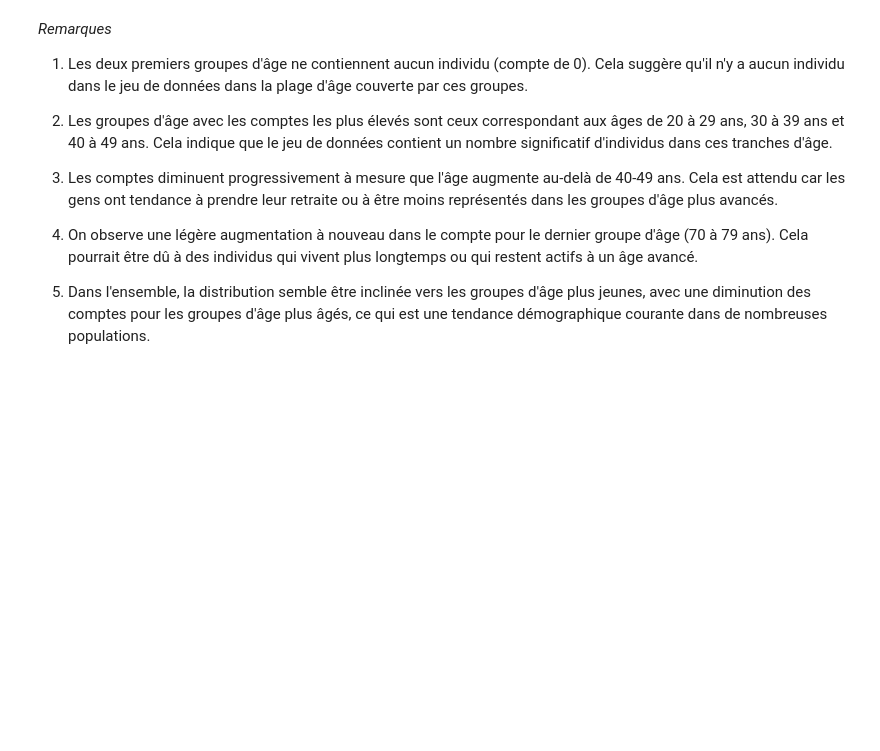
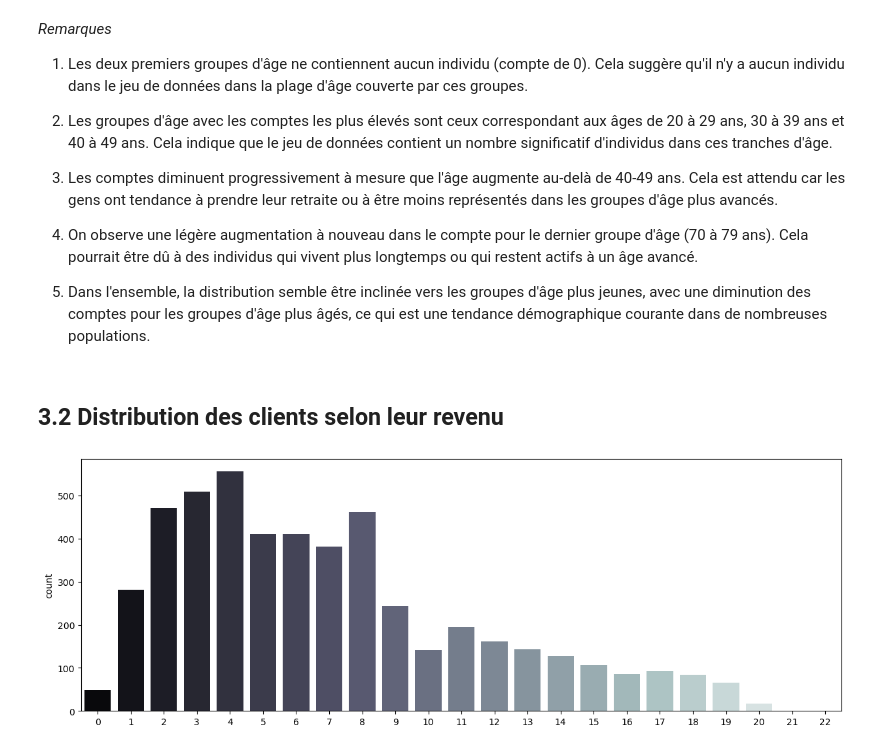
Before and after one commit to ImadElMaftouhi/Projet_dataMining, a Jupyter notebook: clustering.ipynb, the cells around one changed output. Drawn from its saved outputs; the diff is of its cells as text; code cells hidden in the pictures; blank space fills up the shorter version.

Commit message:
Distribution des clients selon leur revenu

```diff
--- a/clustering.ipynb
+++ b/clustering.ipynb
@@ -234,3 +240,28 @@ plt.figure(fige
 4. On observe une légère augmentation à nouveau dans le compte pour le dernier groupe d'âge (70 à 79 ans). Cela pourrait être dû à des individus qui vivent plus longtemps ou qui restent actifs à un âge avancé.
 
 5. Dans l'ensemble, la distribution semble être inclinée vers les groupes d'âge plus jeunes, avec une diminution des comptes pour les groupes d'âge plus âgés, ce qui est une tendance démographique courante dans de nombreuses populations.
+# %% [markdown]
+## 3.2 Distribution des clients selon leur revenu
+# %%
+# determination des tranches des revenu
+def income_tranche(df, decalage = 10):
+    nb_tranches = int( np.ceil( df['Income'].max() / decalage) )
+    tranches = np.zeros(nb_tranches , dtype = int)
+    for income in df['Income']:
+        tranche_index = int( income / decalage )
+        tranches[tranche_index] += 1
+    return tranches
+# %%
+income = income_tranche(df)
+
+income_df = pd.DataFrame({'count': income})
+
+plt.figure(figsize = (15,5) )
+
+sns.barplot(data = income_df, x =income_df.index , y = 'count', palette = palettes[13])
+
+plt.yscale('linear')
+
+plt.show()
+# %% [output]
+[figure, added]
```
Also changed, not shown: parts of 6 cells of this notebook.
